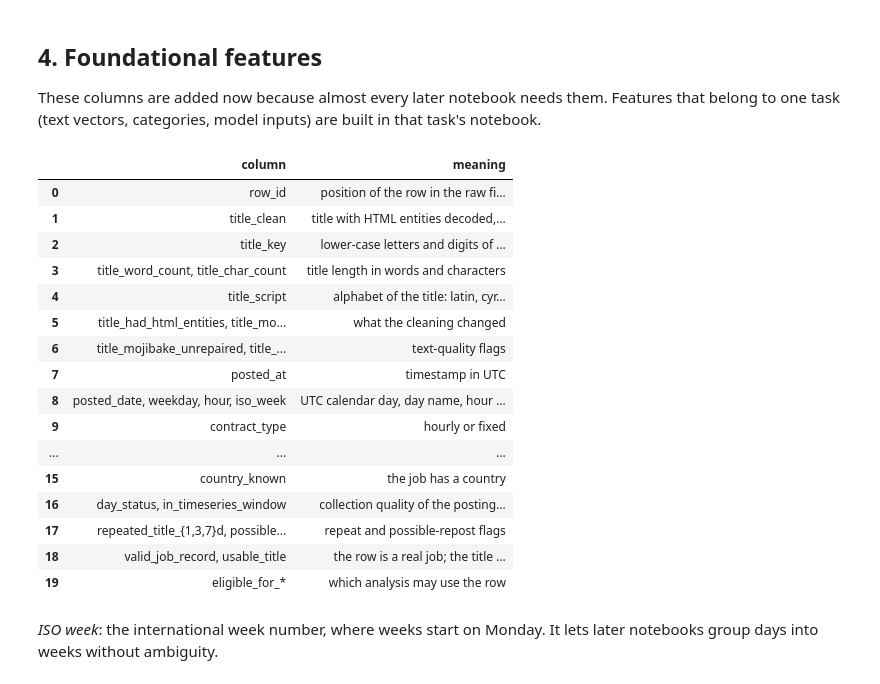
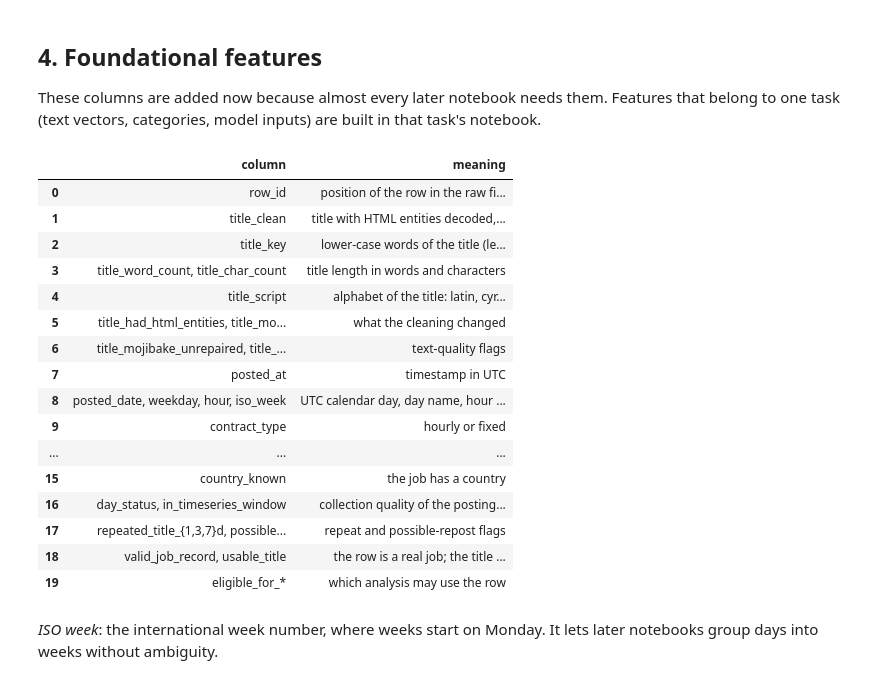
Before and after one commit to manishanagda1997-debug/Project_8_NHIS, a Jupyter notebook: notebooks/01_data_audit_and_cleaning.ipynb, the cells around one changed output. Drawn from its saved outputs; the diff is of its cells as text; code cells hidden in the pictures.

```diff
--- a/notebooks/01_data_audit_and_cleaning.ipynb
+++ b/notebooks/01_data_audit_and_cleaning.ipynb
@@ -576,32 +582,32 @@ These columns are added now because almost every later notebook needs them. Feat
 # %%
 features = pd.DataFrame([
     ("row_id", "position of the row in the raw file; a stable ID for every job"),
     ("title_clean", "title with HTML entities decoded, mojibake repaired, NFKC normalised, spaces collapsed"),
-    ("title_key", "lower-case letters and digits of the title; used only to match repeated titles"),
+    ("title_key", "lower-case words of the title (letters and digits, plus a + or # attached to a word: c++, c#); used to match repeated titles and to count title words"),
     ("title_word_count, title_char_count", "title length in words and characters"),
     ("title_script", "alphabet of the title: latin, cyrillic, arabic, cjk, ..., mixed or none"),
     ("title_had_html_entities, title_mojibake_repaired", "what the cleaning changed"),
     ("title_mojibake_unrepaired, title_has_replacement_char, title_has_emoji", "text-quality flags"),
     ("posted_at", "timestamp in UTC"),
     ("posted_date, weekday, hour, iso_week", "UTC calendar day, day name, hour 0-23, ISO week such as 2024-W09"),
     ("contract_type", "hourly or fixed"),
     ("pay_info", "hourly_range, hourly_low_only, hourly_no_rate or fixed_budget"),
     ("hourly_mid", "middle of the hourly range; only when both ends exist"),
     ("pay_signature", "exact pay terms used to match possible reposts; empty when pay is not informative"),
     ("extreme_hourly_rate_flag, extreme_budget_flag", "pay at or above the 99.9th percentile"),
     ("contract_pay_mismatch, rate_range_inverted", "consistency flags (all false in this data)"),
     ("country_known", "the job has a country"),
     ("day_status, in_timeseries_window", "collection quality of the posting day; inside the 37-day window"),
     ("repeated_title_{1,3,7}d, possible_repost_{1,3,7}d", "repeat and possible-repost flags"),
     ("valid_job_record, usable_title", "the row is a real job; the title has letters or digits"),
     ("eligible_for_*", "which analysis may use the row"),
 ], columns=["column", "meaning"])
 features
 # %% [output]
 |  | column | meaning |
 | 0 | row_id | position of the row in the raw fi... |
 | 1 | title_clean | title with HTML entities decoded,... |
-| 2 | title_key | lower-case letters and digits of ... |
+| 2 | title_key | lower-case words of the title (le... |
 | 3 | title_word_count, title_char_count | title length in words and characters |
 | 4 | title_script | alphabet of the title: latin, cyr... |
 | 5 | title_had_html_entities, title_mo... | what the cleaning changed |
```
Also changed, not shown: parts of 13 cells of this notebook, 18 other files.
